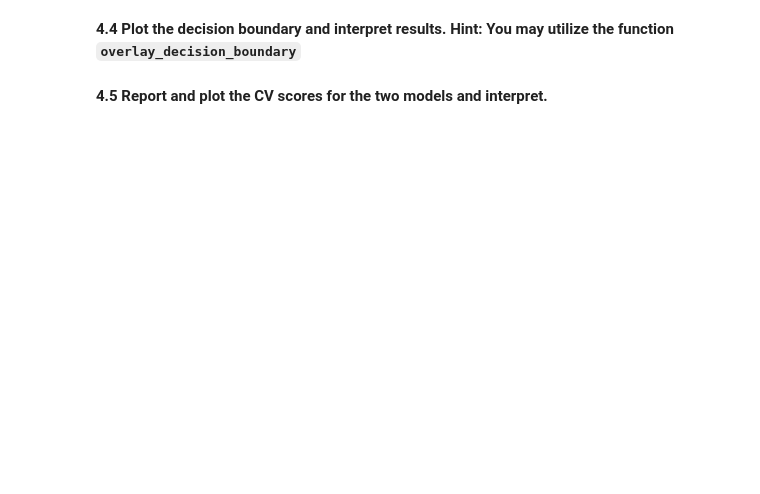
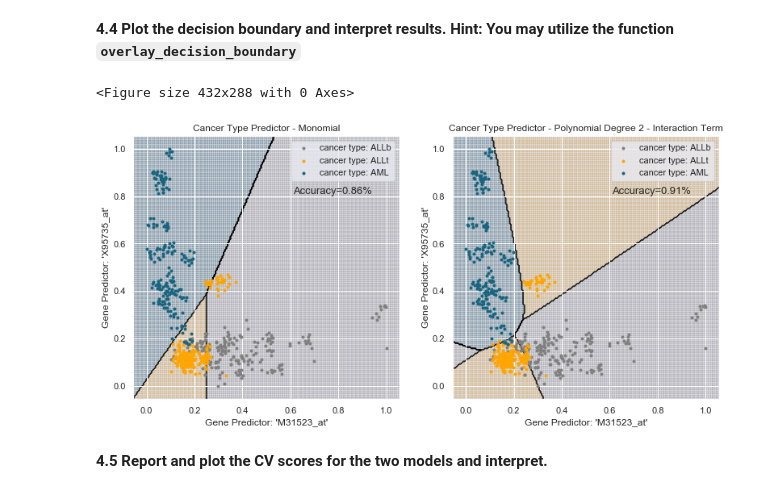
Before and after one commit to kdumontnu/2019-CS109A, a Jupyter notebook: homework/hw4/cs109a_HW4_submit.ipynb, the cells around one changed output. Saved outputs shown, nothing was run; the diff lists cells and outputs as text; code cells hidden in the pictures; blank space fills up the shorter version.

```diff
--- a/homework/hw4/cs109a_HW4_submit.ipynb
+++ b/homework/hw4/cs109a_HW4_submit.ipynb
@@ -680,0 +676,10 @@ Coefficients: [ 1.43534877 -0.68137758  0.85533455 -0.04287309 -1.48803859 -3.21
+# %%
+def add_poly_terms(df, cols='all', N=2):
+    df = df.copy()
+
+    if cols == 'all':
+        cols = df.columns
+    for p in range(2, N+1):
+        for col in cols:
+            df['{}^{}'.format(col, p)] = df[col]**p
+    return df
@@ -754,3 +798,42 @@ def overlay_decision_boundary(ax, model, colors=None, nx=200, ny=200, desaturate
+# %%
+# Plot cancer_type vs 'M31523_at', 'X95735_at'
+plt.clf()
+fig, axes = plt.subplots(nrows=1, ncols=2, figsize=(13, 6))
+
+x = np.linspace(min(X_train_n[best_predictor]), max(X_train_n[best_predictor]), 100)
+y = OLSModel_Fit.params[0] + OLSModel_Fit.params[1]*x
+
+axes[0].scatter(X_train_n.loc[y_train == 0.0]['M31523_at'], X_train_n.loc[y_train == 0.0]['X95735_at'],
+             color='grey', marker='.', label='cancer type: ALLb')
+axes[0].scatter(X_train_n.loc[y_train == 1.0]['M31523_at'], X_train_n.loc[y_train == 1.0]['X95735_at'],
+             color='orange', marker='.', label='cancer type: ALLt')
+axes[0].scatter(X_train_n.loc[y_train == 2.0]['M31523_at'], X_train_n.loc[y_train == 2.0]['X95735_at'],
+             color=k_blue, marker='.', label='cancer type: AML')
+overlay_decision_boundary(axes[0], lr_CV, colors=['grey','orange',k_blue])
+axes[0].set_title('Cancer Type Predictor - Monomial')
+axes[0].set_xlabel('Gene Predictor: \'M31523_at\'')
+axes[0].set_ylabel('Gene Predictor: \'X95735_at\'')
+axes[0].grid(True)
+axes[0].text(0.61, 0.81, r"""Accuracy={:1.2f}%""".format(test_accuracy), fontsize=13)
+axes[0].legend()
+
+axes[1].scatter(X_train_n.loc[y_train == 0.0]['M31523_at'], X_train_n.loc[y_train == 0.0]['X95735_at'],
+             color='grey', marker='.', label='cancer type: ALLb')
+axes[1].scatter(X_train_n.loc[y_train == 1.0]['M31523_at'], X_train_n.loc[y_train == 1.0]['X95735_at'],
+             color='orange', marker='.', label='cancer type: ALLt')
+axes[1].scatter(X_train_n.loc[y_train == 2.0]['M31523_at'], X_train_n.loc[y_train == 2.0]['X95735_at'],
+             color=k_blue, marker='.', label='cancer type: AML')
+overlay_decision_boundary(axes[1], lr_CV_p, degrees=2, interaction=True, colors=['grey','orange',k_blue])
+axes[1].set_title('Cancer Type Predictor - Polynomial Degree 2 - Interaction Term')
+axes[1].set_xlabel('Gene Predictor: \'M31523_at\'')
+axes[1].set_ylabel('Gene Predictor: \'X95735_at\'')
+axes[1].grid(True)
+axes[1].text(0.61, 0.81, r"""Accuracy={:1.2f}%""".format(test_accuracy_p), fontsize=13)
+axes[1].legend()
+plt.show()
+# %% [output]
+<Figure size 432x288 with 0 Axes>
+[figure, added]
 # %% [markdown]
 **4.5 Report and plot the CV scores for the two models and interpret.**
 # %%
```
Also changed, not shown: parts of 15 cells of this notebook, 1 other file.
